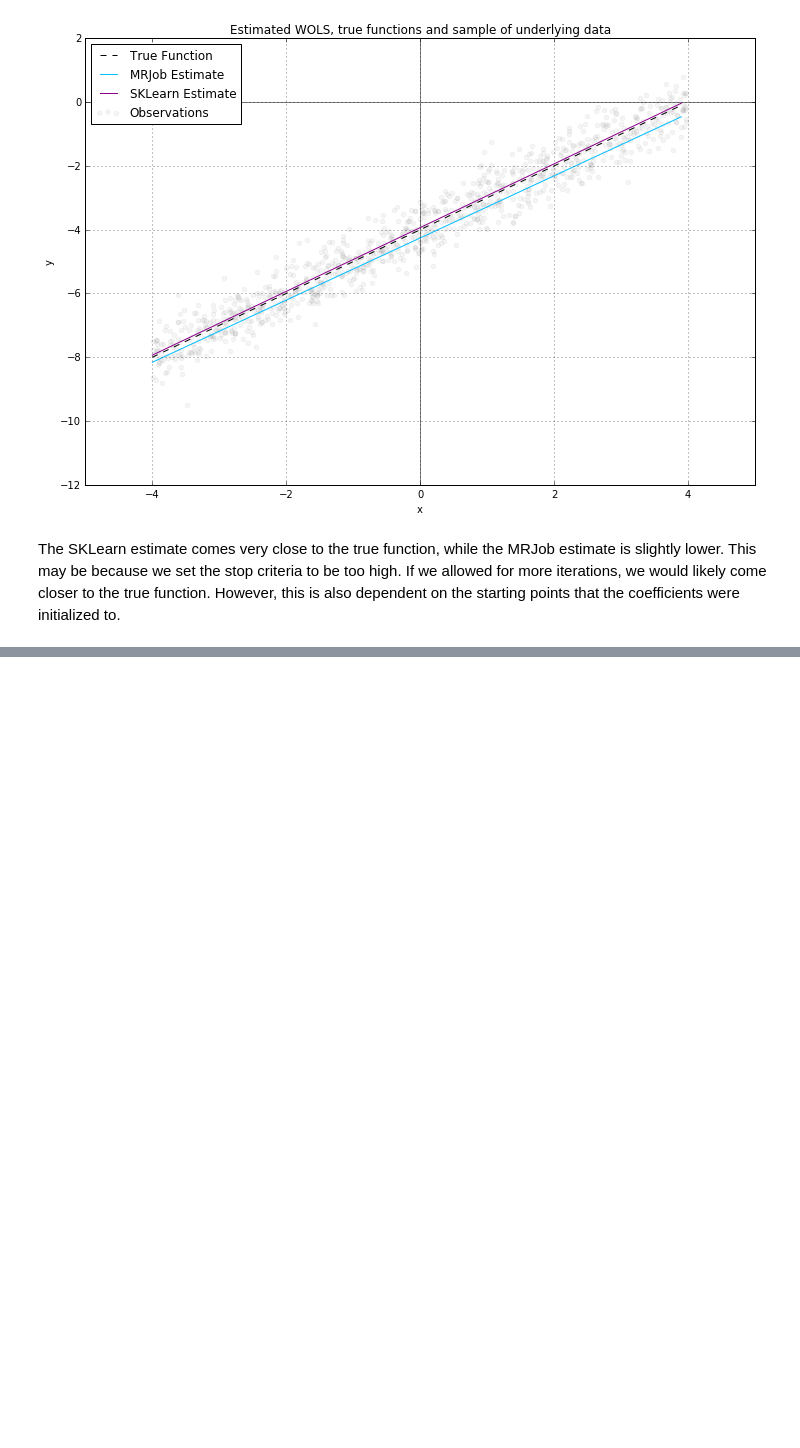
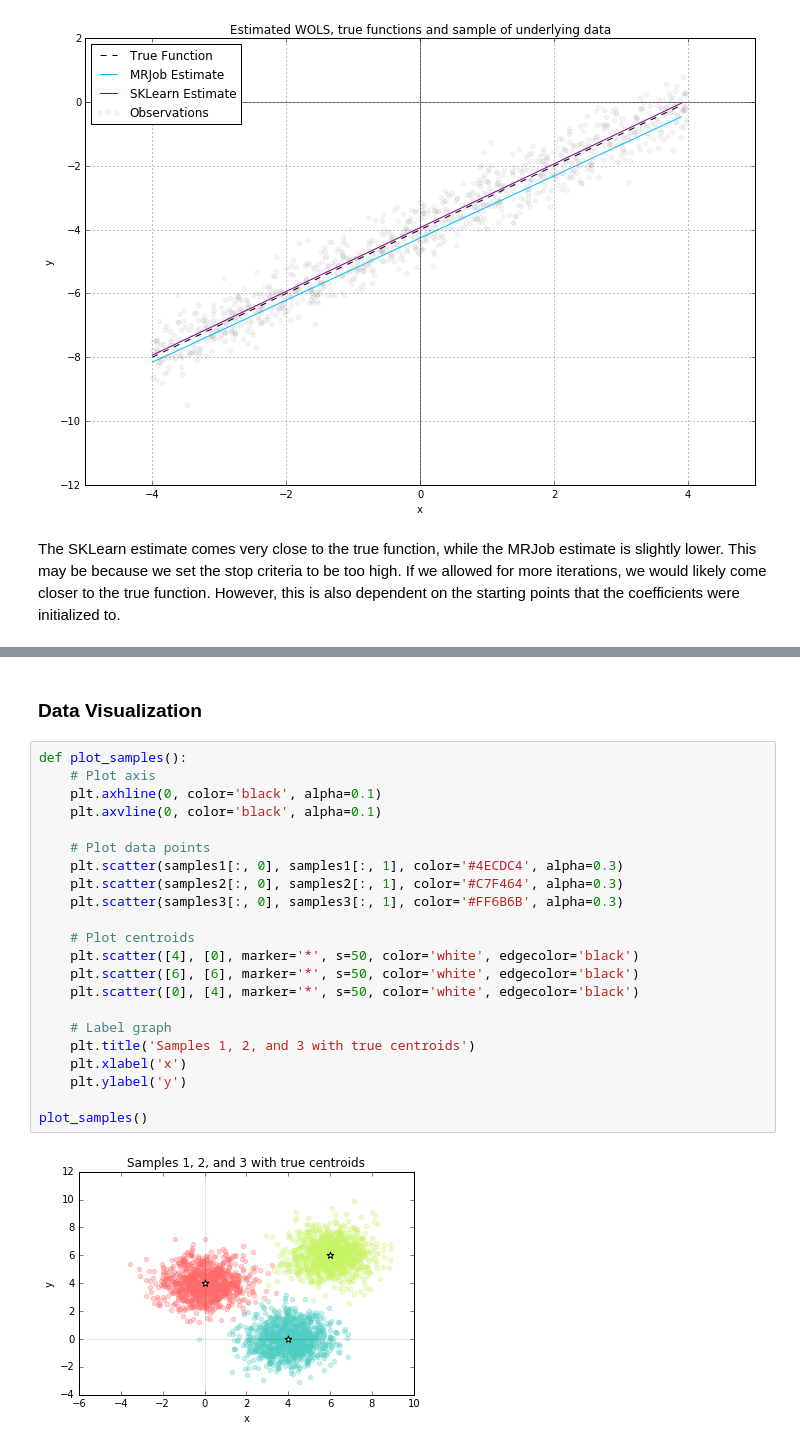
Before and after one commit to mseltz/W261-Fall2016, a Jupyter notebook: Week06/MIDS-W261-2016-HWK-Week06-Seltzer.ipynb, the cells around one changed output, grey strips where cells are left out. Cells and saved outputs as stored; diff of their text form; blank space fills up the shorter version.

```diff
--- a/Week06/MIDS-W261-2016-HWK-Week06-Seltzer.ipynb
+++ b/Week06/MIDS-W261-2016-HWK-Week06-Seltzer.ipynb
@@ -485,0 +560,26 @@ The SKLearn estimate comes very close to the true function, while the MRJob esti
+# %% [markdown]
+### Data Visualization
+# %%
+def plot_samples():
+    # Plot axis
+    plt.axhline(0, color='black', alpha=0.1)
+    plt.axvline(0, color='black', alpha=0.1)
+
+    # Plot data points
+    plt.scatter(samples1[:, 0], samples1[:, 1], color='#4ECDC4', alpha=0.3)
+    plt.scatter(samples2[:, 0], samples2[:, 1], color='#C7F464', alpha=0.3)
+    plt.scatter(samples3[:, 0], samples3[:, 1], color='#FF6B6B', alpha=0.3)
+
+    # Plot centroids
+    plt.scatter([4], [0], marker='*', s=50, color='white', edgecolor='black')
+    plt.scatter([6], [6], marker='*', s=50, color='white', edgecolor='black')
+    plt.scatter([0], [4], marker='*', s=50, color='white', edgecolor='black')
+
+    # Label graph
+    plt.title('Samples 1, 2, and 3 with true centroids')
+    plt.xlabel('x')
+    plt.ylabel('y')
+
+plot_samples()
+# %% [output]
+[figure, added]
```
Also changed, not shown: parts of 9 cells of this notebook, 7 other files.
